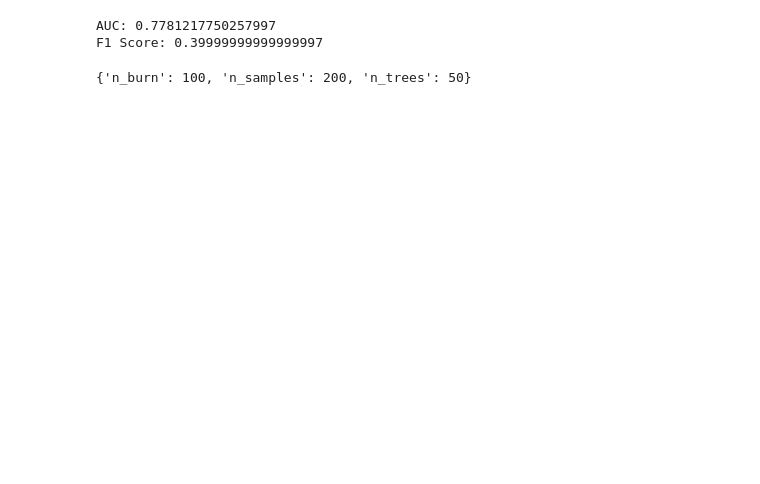
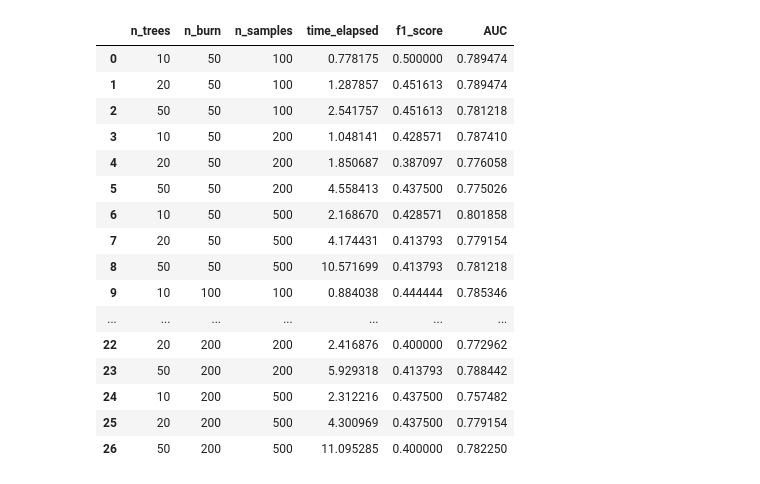
Before and after one commit to Dennisyk348/BART-package, a Jupyter notebook: bartpy2.ipynb, the cells around one changed output. Cells and saved outputs as stored; diff of their text form; code cells hidden in the pictures; blank space fills up the shorter version.

```diff
--- a/bartpy2.ipynb
+++ b/bartpy2.ipynb
@@ -47,31 +9,25 @@ array([0, 1, 0, 0, 1, 0, 0, 0, 0, 0, 0, 0, 1, 1, 0, 1, 0, 1, 0, 0, 0, 1,
-# %%
-from sklearn.metrics import roc_auc_score, f1_score
-from sklearn.model_selection import train_test_split
-
-
-
-y_pred_proba = model.predict(X_test)
-y_pred = (y_pred_proba > 0.5).astype(int)
-
-
-auc = roc_auc_score(y_test, y_pred_proba)
-
-
-f1 = f1_score(y_test, y_pred)
-
-print("AUC:", auc)
-print("F1 Score:", f1)
-# %% [output]
-AUC: 0.7781217750257997
-F1 Score: 0.39999999999999997
+# %%
+X_bc, y_bc, feature_names = imodels.get_clean_dataset('breast_cancer', data_source='imodels')
+X_bc_train, X_bc_test, y_bc_train, y_bc_test = train_test_split(X_bc, y_bc, test_size=0.25, random_state=42)
 # %%
-# Search for the best parameters using GridSearch
-from sklearn.model_selection import GridSearchCV
-parameters = {'n_trees': (10, 20, 50),
-              'n_burn':(50,100,200),
-              'n_samples':(100,200,500)}
-grid_search = GridSearchCV(model, parameters)
-grid_search.fit(X, y)
-grid_search.best_params_
+# from sklearn.model_selection import GridSearchCV
+
+# # Define the parameter grid
+# param_grid = {
+#     'n_trees': [10, 20, 50],
+#     'n_burn': [50, 100, 200],
+#     'n_samples': [100, 200, 500]
+# }
+
+# # Initialize the BART model
+# bart_model = SklearnModel()
+
+# # Create the GridSearchCV object
+# grid_search = GridSearchCV(bart_model, param_grid, cv=3, scoring='roc_auc')
+
+# # Fit GridSearchCV
+# grid_search.fit(X_bc_train, y_bc_train)
+
+# # Print the best parameters and the best score
+# print("Best parameters:", grid_search.best_params_)
+# print("Best score:", grid_search.best_score_)
-# %% [output]
-{'n_burn': 100, 'n_samples': 200, 'n_trees': 50}
@@ -78 +82,21 @@ grid_search.best_params_
+# %%
+results_bc
+# %% [output]
+|  | n_trees | n_burn | n_samples | time_elapsed | f1_score | AUC |
+| 0 | 10 | 50 | 100 | 0.778175 | 0.500000 | 0.789474 |
+| 1 | 20 | 50 | 100 | 1.287857 | 0.451613 | 0.789474 |
+| 2 | 50 | 50 | 100 | 2.541757 | 0.451613 | 0.781218 |
+| 3 | 10 | 50 | 200 | 1.048141 | 0.428571 | 0.787410 |
+| 4 | 20 | 50 | 200 | 1.850687 | 0.387097 | 0.776058 |
+| 5 | 50 | 50 | 200 | 4.558413 | 0.437500 | 0.775026 |
+| 6 | 10 | 50 | 500 | 2.168670 | 0.428571 | 0.801858 |
+| 7 | 20 | 50 | 500 | 4.174431 | 0.413793 | 0.779154 |
+| 8 | 50 | 50 | 500 | 10.571699 | 0.413793 | 0.781218 |
+| 9 | 10 | 100 | 100 | 0.884038 | 0.444444 | 0.785346 |
+| ... | ... | ... | ... | ... | ... | ... |
+| 22 | 20 | 200 | 200 | 2.416876 | 0.400000 | 0.772962 |
+| 23 | 50 | 200 | 200 | 5.929318 | 0.413793 | 0.788442 |
+| 24 | 10 | 200 | 500 | 2.312216 | 0.437500 | 0.757482 |
+| 25 | 20 | 200 | 500 | 4.300969 | 0.437500 | 0.779154 |
+| 26 | 50 | 200 | 500 | 11.095285 | 0.400000 | 0.782250 |
 # %%
```
Also changed, not shown: parts of 15 cells of this notebook.
